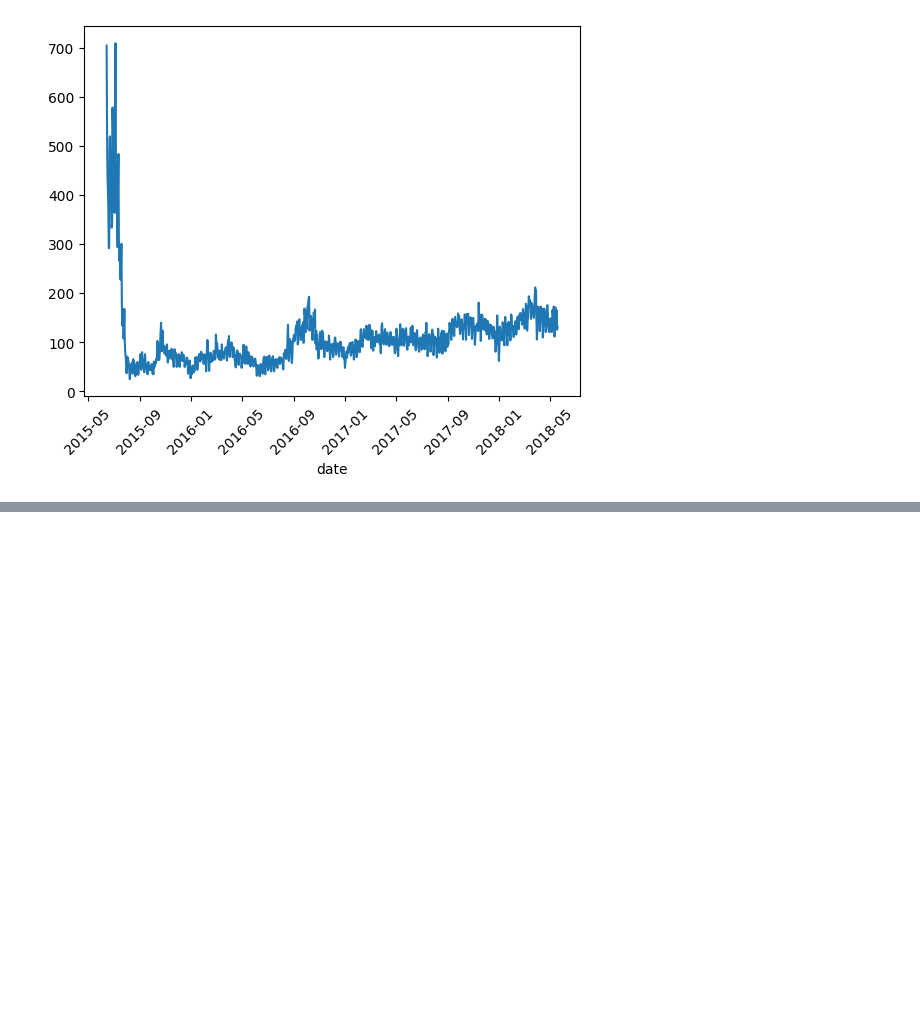
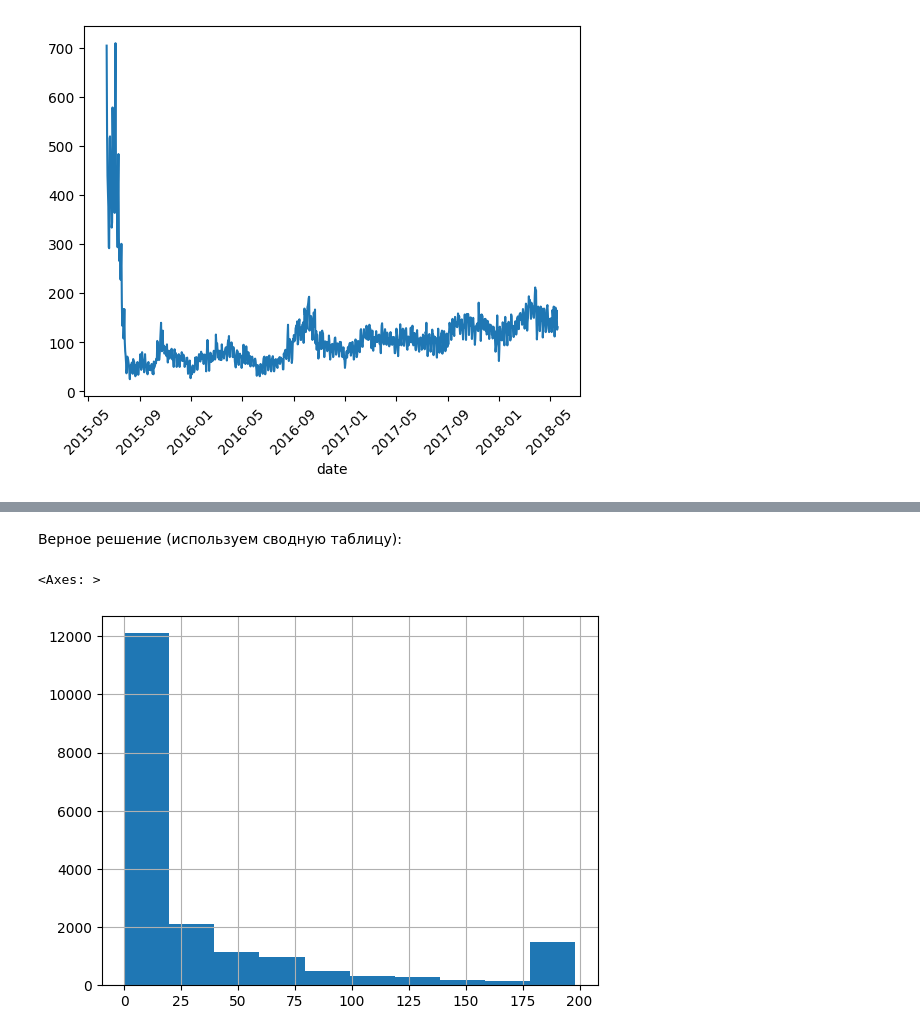
Before and after one commit to onword333/stepik-intro-to-ds-and-ml, a Jupyter notebook: assets/1_10_lesson.ipynb, the cells around one changed output, grey strips where cells are left out. Drawn from its saved outputs; the diff is of its cells as text; code cells hidden in the pictures; blank space fills up the shorter version.

```diff
--- a/assets/1_10_lesson.ipynb
+++ b/assets/1_10_lesson.ipynb
@@ -72,0 +73,7 @@ print(agg_event.step_count.sum())
+# %% [markdown]
+Верное решение (используем сводную таблицу):
+# %%
+event_data.pivot_table(index='user_id', columns='action', values='step_id', aggfunc='count', fill_value=0).reset_index()['discovered'].hist()
+# %% [output]
+<Axes: >
+[figure, added]
```
Also changed, not shown: parts of 3 cells of this notebook, 1 other file.
